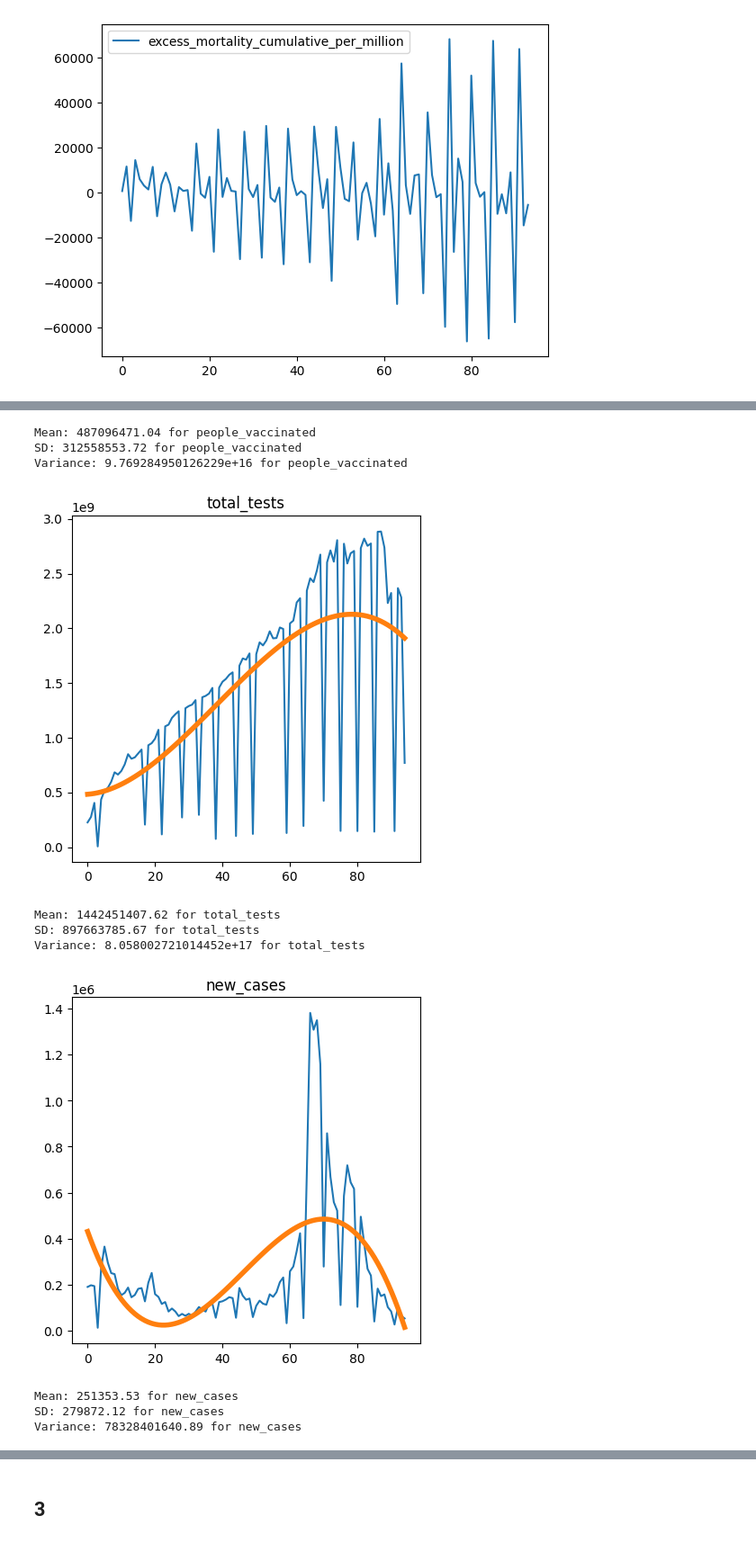
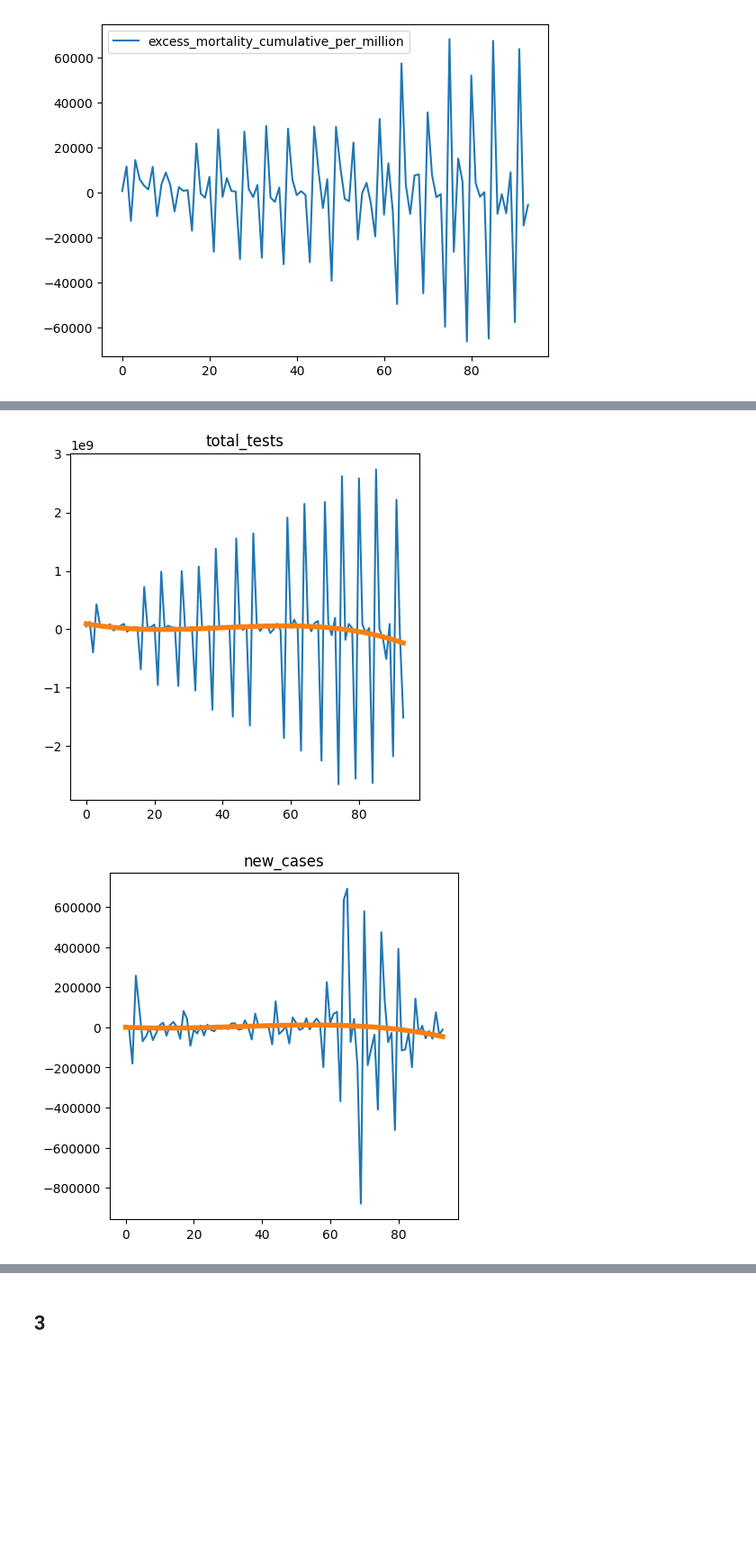
Before and after one commit to D3lph1/methods-and-models-for-multivariate-data-analysis, a Jupyter notebook: Lab 4/lab_4_notebook.ipynb, the cells around one changed output, grey strips where cells are left out. Shown at 90% size. Drawn from its saved outputs; the diff is of its cells as text; code cells hidden in the pictures; blank space fills up the shorter version.

```diff
--- a/Lab 4/lab_4_notebook.ipynb
+++ b/Lab 4/lab_4_notebook.ipynb
@@ -162,16 +164,12 @@ def trendline(data, order=9):
 trendless_data = pd.DataFrame()
 
 for var in all_vars:
-    trend = trendline(merged[var], 3)
+    trend = trendline(diff_df[var], 3)
     plt.figure(figsize=(5, 5))
     plt.title(var)
-    plt.plot(merged[var])
+    plt.plot(diff_df[var])
     plt.plot(trend, linewidth=4)
     plt.show()
-
-    print('Mean: ' + str(round(merged[var].mean(), 2)) + ' for ' + var)
-    print('SD: ' + str(round(merged[var].std(), 2)) + ' for ' + var)
-    print('Variance: ' + str(round(merged[var].var(), 2)) + ' for ' + var)
-    #trendless_data[var] = diff_df[var] - trend
+    trendless_data[var] = diff_df[var] - trend
     #trendless_data.plot(y=var)
 # %% [output]
@@ -183,11 +178,2 @@ Variance: 1450.06 for hospital_beds_per_thousand
-Mean: 487096471.04 for people_vaccinated
-SD: 312558553.72 for people_vaccinated
-Variance: 9.769284950126229e+16 for people_vaccinated
-[figure, old version]
+[figure, new version]
-Mean: 1442451407.62 for total_tests
-SD: 897663785.67 for total_tests
-Variance: 8.058002721014452e+17 for total_tests
-[figure, old version]
+[figure, new version]
-Mean: 251353.53 for new_cases
-SD: 279872.12 for new_cases
-Variance: 78328401640.89 for new_cases
```
Also changed, not shown: parts of 4 cells of this notebook.
